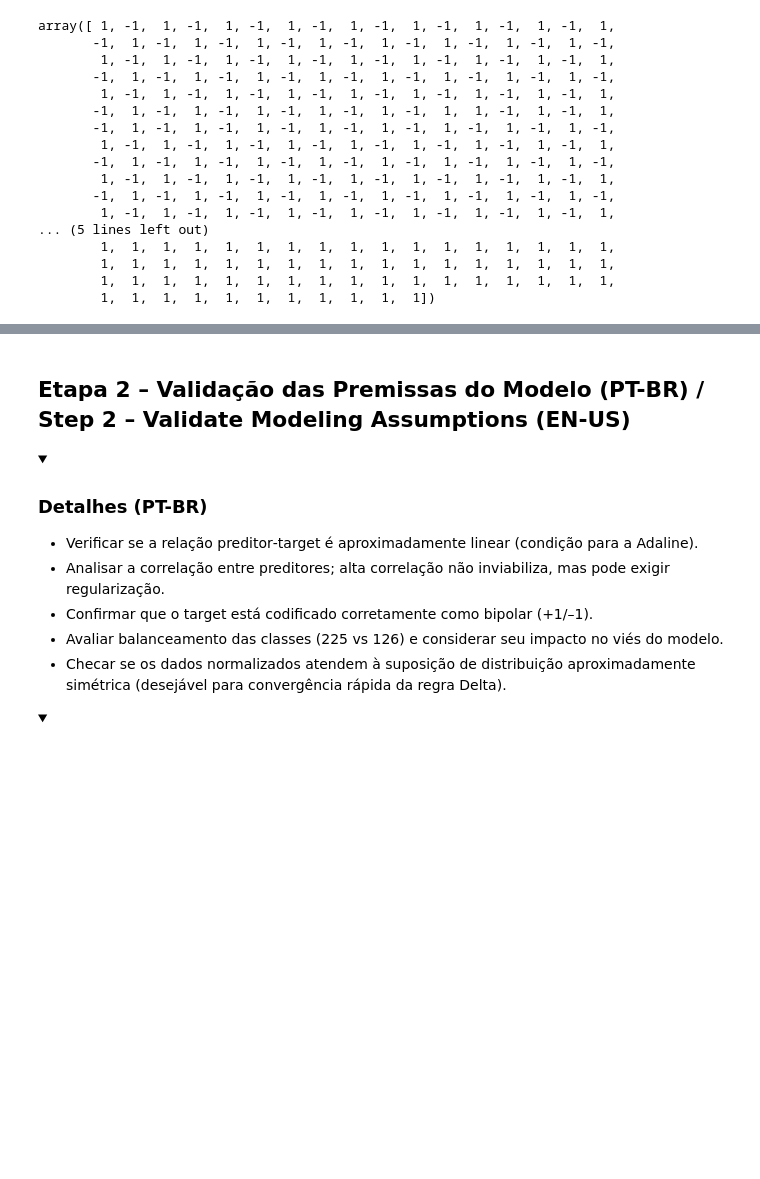
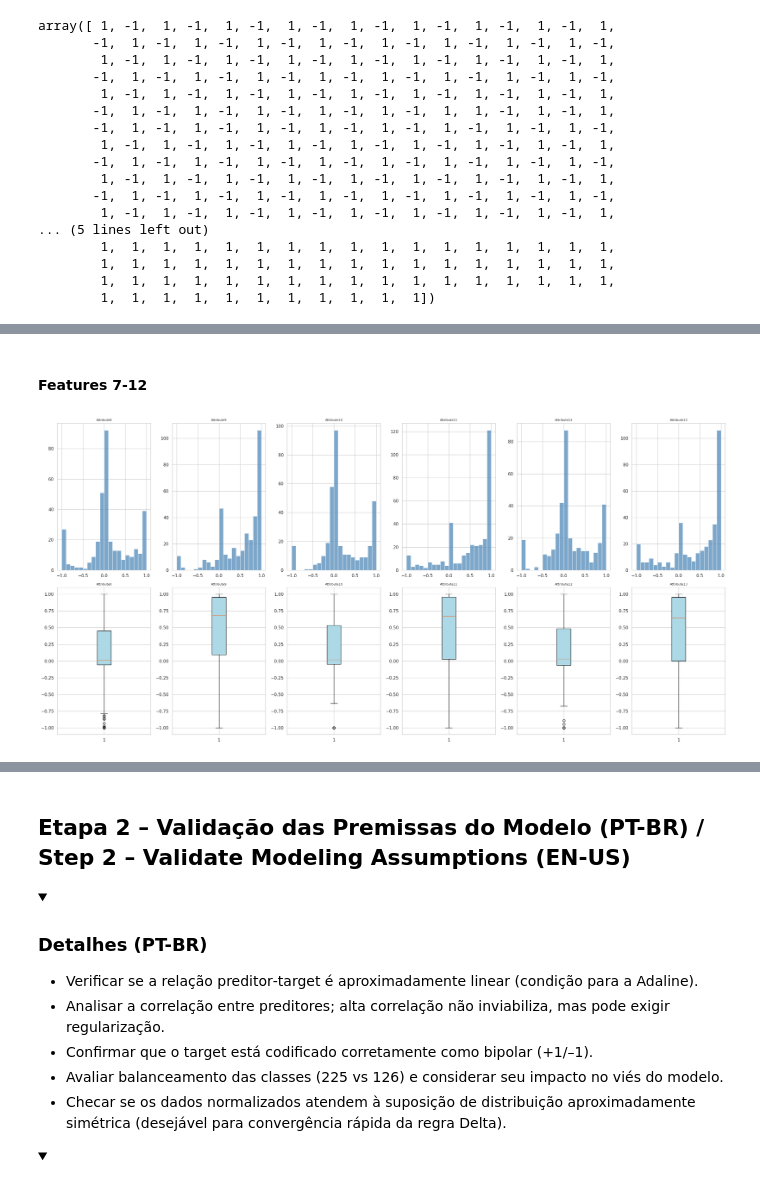
Before and after one commit to Joaof14/Intelligent-Systems, a Jupyter notebook: AdalineNeuralNetwork/ionosphere-detection-adaline-neural-network.ipynb, the cells around one changed output, grey strips where cells are left out. Cells and saved outputs as stored; diff of their text form; code cells hidden in the pictures; folded sections open; blank space fills up the shorter version.

```diff
--- a/AdalineNeuralNetwork/ionosphere-detection-adaline-neural-network.ipynb
+++ b/AdalineNeuralNetwork/ionosphere-detection-adaline-neural-network.ipynb
@@ -237,0 +288,6 @@ assert X.isnull().sum().sum() == 0, "Existem missings – tratar antes de prosse
+# %% [markdown]
+#### Features 7-12
+# %%
+plotUnivariate(6,12)
+# %% [output]
+[figure, added]
```
Also changed, not shown: parts of 36 cells of this notebook.
